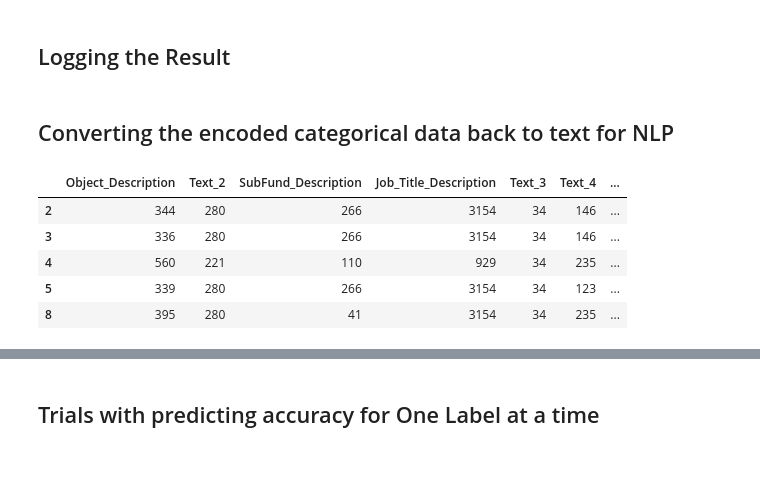
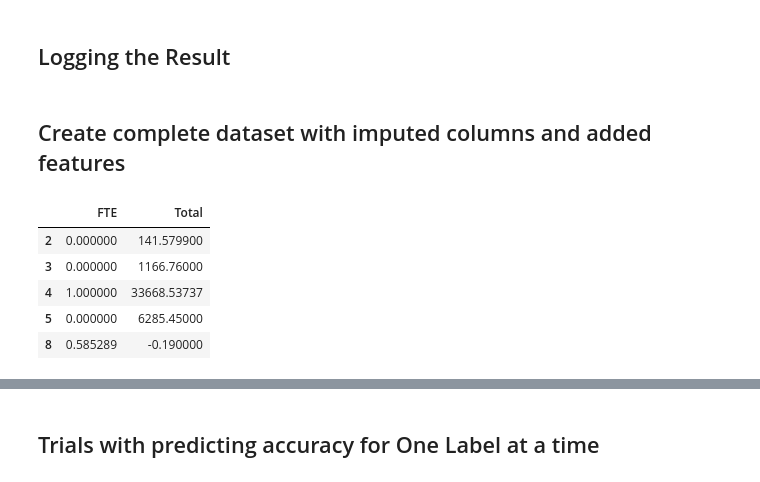
Before and after one commit to ayeshabhimdi/education-reboot, a Jupyter notebook: project/Reboot-Education_boxplot-PandasMICE.ipynb, the cells around one changed output, grey strips where cells are left out. Drawn from its saved outputs; the diff is of its cells as text; code cells hidden in the pictures.

```diff
--- a/project/Reboot-Education_boxplot-PandasMICE.ipynb
+++ b/project/Reboot-Education_boxplot-PandasMICE.ipynb
@@ -805,14 +781,14 @@ def multilabel_train_test_split(X, Y, size, min_count=5, seed=None):
 ## Logging the Result
 # %%
 results = pd.DataFrame(columns=["Model", "Hyper parameter tuning", "Test Accuracy"])
-# %% [markdown]
-## Converting the encoded categorical data back to text for NLP
+# %% [markdown]
+## Create complete dataset with imputed columns and added features
 # %%
-miced_data.head()
+numeric_train.head()
 # %% [output]
-|  | Object_Description | Text_2 | SubFund_Description | Job_Title_Description | Text_3 | Text_4 | ... |
-| 2 | 344 | 280 | 266 | 3154 | 34 | 146 | ... |
-| 3 | 336 | 280 | 266 | 3154 | 34 | 146 | ... |
-| 4 | 560 | 221 | 110 | 929 | 34 | 235 | ... |
-| 5 | 339 | 280 | 266 | 3154 | 34 | 123 | ... |
-| 8 | 395 | 280 | 41 | 3154 | 34 | 235 | ... |
+|  | FTE | Total |
+| 2 | 0.000000 | 141.579900 |
+| 3 | 0.000000 | 1166.76000 |
+| 4 | 1.000000 | 33668.53737 |
+| 5 | 0.000000 | 6285.45000 |
+| 8 | 0.585289 | -0.190000 |
```
Also changed, not shown: parts of 25 cells of this notebook.
